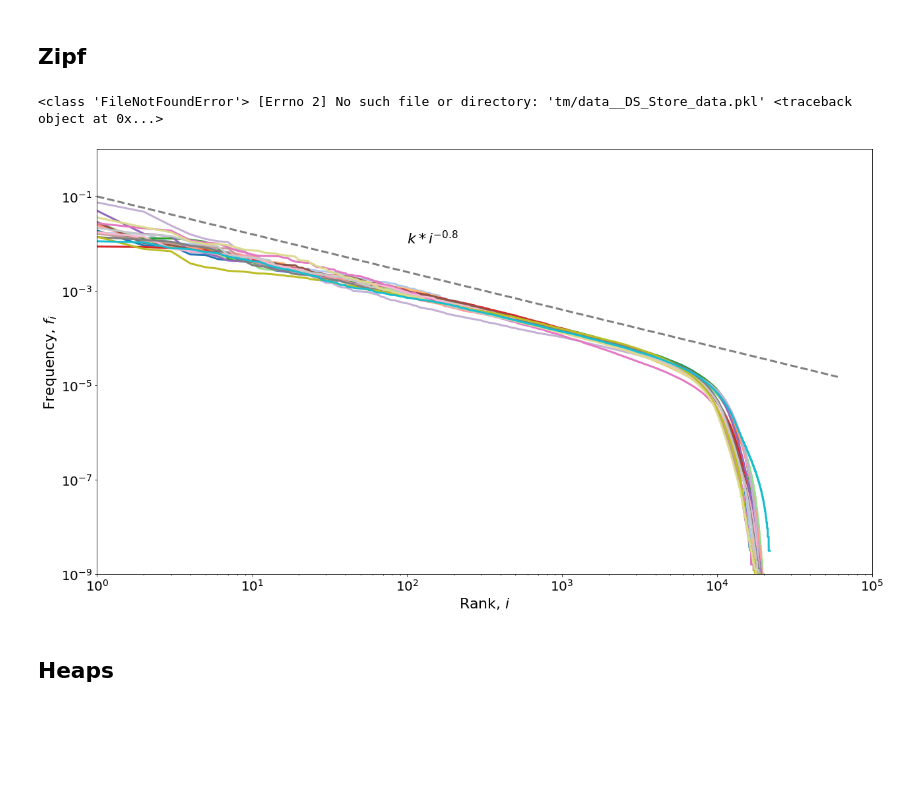
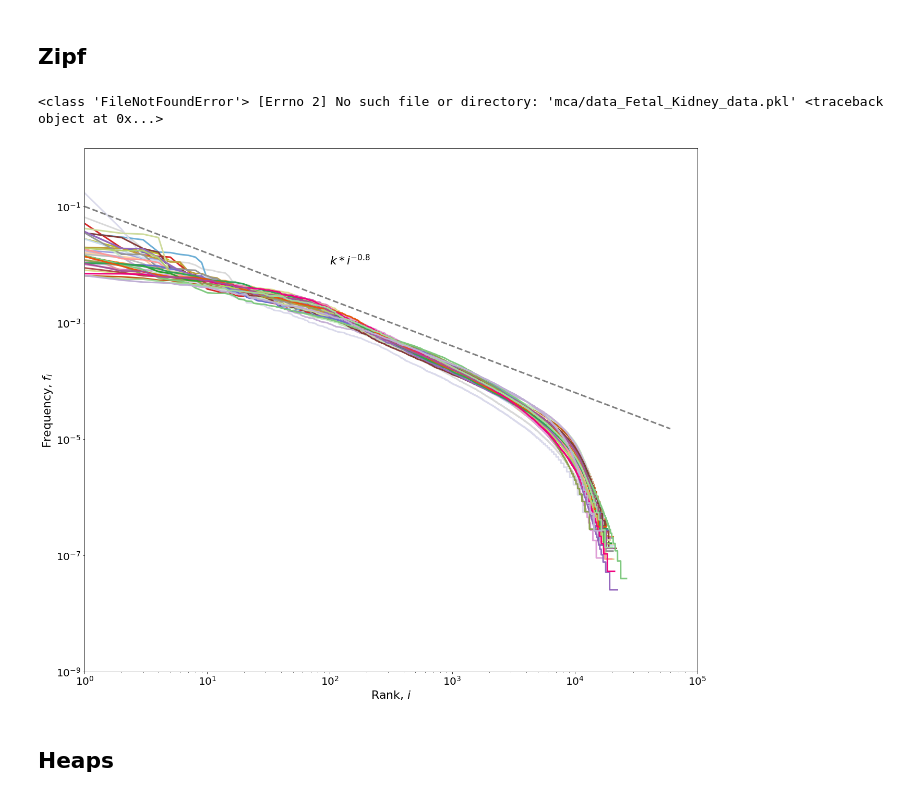
Before and after one commit to fvalle1/phd, a Jupyter notebook: mouse_Atlas/Mouse_exploration.ipynb, the cells around one changed output. Drawn from its saved outputs; the diff is of its cells as text; code cells hidden in the pictures; blank space fills up the shorter version.

Commit message:
color fix and some M plots

```diff
--- a/mouse_Atlas/Mouse_exploration.ipynb
+++ b/mouse_Atlas/Mouse_exploration.ipynb
@@ -13,11 +13,15 @@ cmap1 = plt.get_cmap("tab20")
 cmap2 = plt.get_cmap("tab20b")
 cmap3 = plt.get_cmap("tab20c")
 cmap4 = plt.get_cmap("Accent")
+cmap5 = plt.get_cmap("Dark2")
+
+colors = np.concatenate((cmap1(np.arange(20)), cmap2(np.arange(20)), cmap3(np.arange(20)),cmap4(np.arange(6)),cmap5(np.arange(4))))
 colors = {tissue: c for tissue, c in zip (np.load("all_org.npy"), np.concatenate((cmap1(np.arange(20)), cmap2(np.arange(20)), cmap3(np.arange(20)),cmap4(np.arange(8)))))}
-colors["Bone-Marrow"]=colors["Marrow"]
-colors["Bone-Marrow_c-kit"]=colors["Marrow"]
-colors["Male Fetal Gonad"]=colors["Male (fetal) Gonad"]
+colors["Mesenchymal Stem Cell Cultured"]=colors["Mesenchymal St-Cell Cultured"]
+colors["Fetal Stomache"] = colors["Fetal Stomach"]
 
+def get_color(tissue):
+    return colors[tissue.replace("-", " ").replace("c kit","c-kit").replace(".", " ").replace("_"," ").replace("Gland", " Gland")]
 
 os.chdir("/home/fvalle/phd/mouse_Atlas/")
 sys.path.append("/home/fvalle/phd/")
@@ -39,7 +43,7 @@ def get_files():
     os.chdir("../")
 # %%
 #os.system('cd data && gunzip $(ls | grep -e "[a-zA-Z0-9\.\__].gz") && cd ..')
-data_source ="gtex"
+data_source ="mca"
 files = os.listdir(data_source)
 #rs = np.random.RandomState(seed=42)
 #rs.shuffle(files)
@@ -569,45 +517,45 @@ fig.savefig("boxplot.pdf")
 # %% [markdown]
 ## Zipf
 # %%
-palette = colors()
-
-fig, ax = plt.subplots(figsize=(18,10))
+fig, ax = plt.subplots(figsize=(18,15))
 for tissue in data["frac_of"].keys():
     try:
         info = load_tissue(tissue, data_source=data_source)
     except:
         print(*sys.exc_info())
         continue
+    if "Lactation" in tissue:
+        continue
     f = info["freq"]
-    ax.plot(f.sort_values(ascending=False).values, label=tissue, c=next(palette))
+    ax.plot(f.sort_values(ascending=False).values, label=tissue, c=get_color(tissue))
 
 x =np.linspace(1,6e4,10)
 
 exp = 0.8
 ax.plot(x, 1e-1*np.power(x, -0.8), lw=3, c='gray', ls='--')
 
 ax.set_xscale("log")
 ax.set_yscale("log")
 
 ax.annotate('$k*i^{-%.1f}$'%exp, (1e2,1e-2), fontsize=22)
 
 # Shrink current axis by 20%
 box = ax.get_position()
 #ax.set_position([box.x0, box.y0, box.width * 0.8, box.height])
 
 # Put a legend to the right of the current axis
 #ax.legend(loc='center left', bbox_to_anchor=(1, 0.5), fontsize=18, ncol=2)
 
 ax.set_xlim(1,1e5)
 ax.set_ylim(1e-9,1e0)
 ax.set_xlabel("Rank, $i$", fontsize=22)
 ax.set_ylabel("Frequency, $f_i$", fontsize=22)
 
 plt.show()
-fig.savefig("zipf_alltissue_mca.pdf")
+fig.savefig("zipf_alltissue_noLactation_mca.pdf")
 # %% [output]
-<class 'FileNotFoundError'> [Errno 2] No such file or directory: 'tm/data__DS_Store_data.pkl' <traceback object at 0x...>
+<class 'FileNotFoundError'> [Errno 2] No such file or directory: 'mca/data_Fetal_Kidney_data.pkl' <traceback object at 0x...>
-[figure, old version]
+[figure, new version]
 # %% [markdown]
 ## Heaps
 # %%
```
Also changed, not shown: parts of 16 cells of this notebook, 2 other files.
